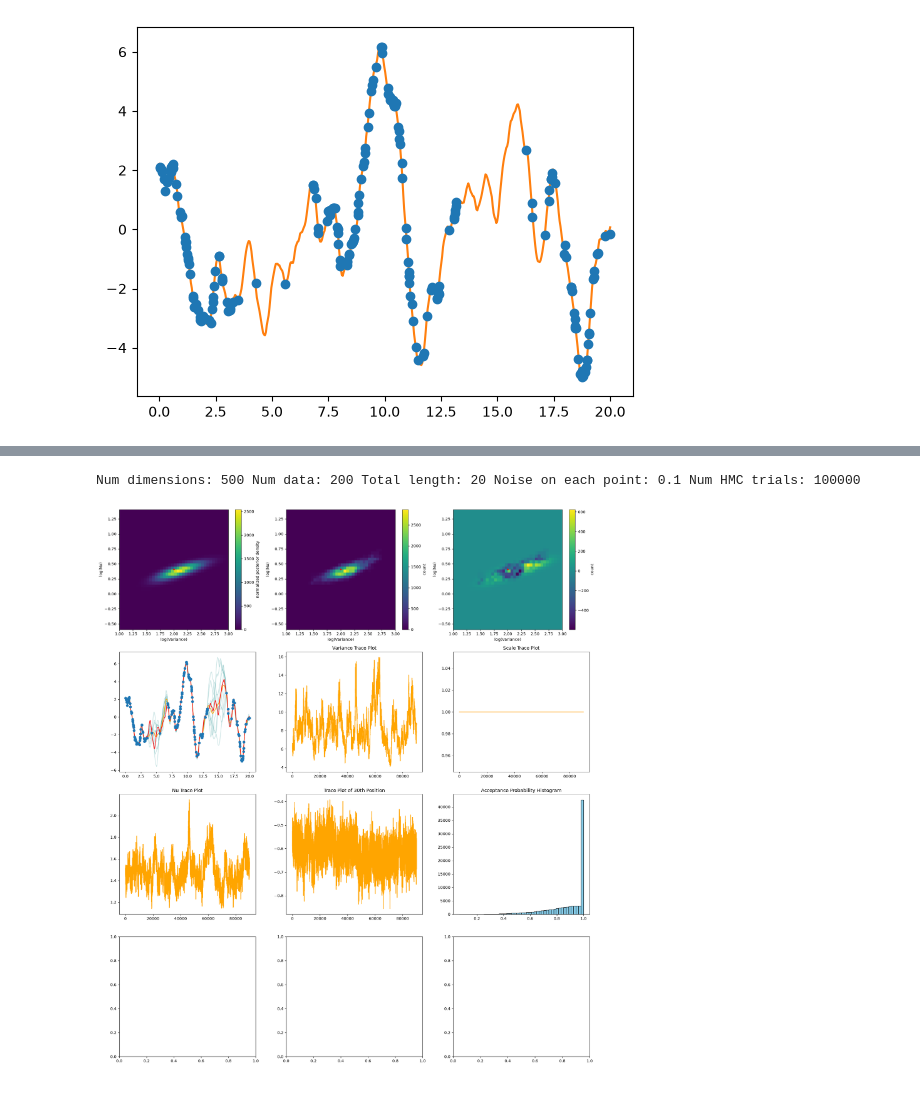
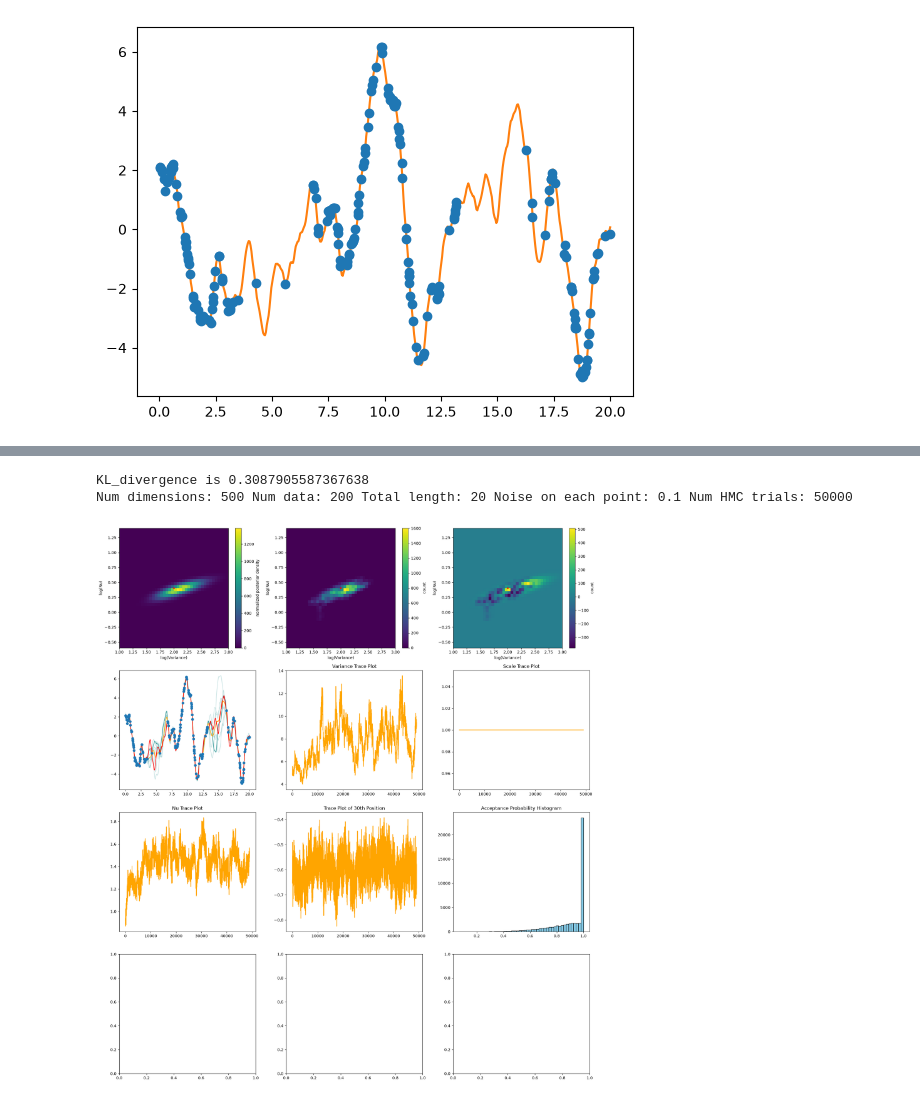
Before and after one commit to dtfrake/hmc-dust, a Jupyter notebook: fitting_variance_nu.ipynb, the cells around one changed output, grey strips where cells are left out. Drawn from its saved outputs; the diff is of its cells as text; code cells hidden in the pictures.

```diff
--- a/fitting_variance_nu.ipynb
+++ b/fitting_variance_nu.ipynb
@@ -158,8 +158,8 @@ def negative_logdensity(x):
     negative_log_p_d_given_s = 0.5*res.T @ inv_cov_data_matrix @ res
     return negative_log_p_s + negative_log_p_d_given_s
 # %%
-num_overall_steps = 400000
-burn_in = 10000
+num_overall_steps = 50000
+burn_in = 1000
 num_good_samples = num_overall_steps - burn_in
 time_arr = jnp.arange(num_good_samples)
 sampler = HMCSampler(
@@ -255,10 +257,10 @@ F_vmapped = jax.jit(jax.vmap(lambda lv, ln: log_posterior_density((lv, ln))))
 Z_flat = F_vmapped(X.ravel(), Y.ravel())
 Z = Z_flat.reshape(X.shape)
 Z = jnp.exp(Z - jnp.max(Z))
-Z = Z*num_good_samples/jnp.sum(Z)
+expected_posterior_counts = Z*num_good_samples/jnp.sum(Z)
 
 im = axes[0][0].imshow(
-    Z.T,
+    expected_posterior_counts.T,
     origin='lower',
     extent=[x_min, x_max, y_min, y_max],
     aspect='auto',
@@ -278,37 +280,47 @@ im2 = axes[0][1].imshow(
 fig.colorbar(im2, ax=axes[0][1], label='count')
 
 im3 = axes[0][2].imshow(
-    (Z - H_HMC_samples).T,
+    (expected_posterior_counts - H_HMC_samples).T,
     origin='lower',
     extent=[x_min, x_max, y_min, y_max],
     aspect='auto',
     cmap='viridis',
 )
 fig.colorbar(im3, ax=axes[0][2], label='count')
 
 axes[0][0].scatter(hardcoded_logvar, hardcoded_lognu, color = 'red', s = 10, zorder = 3)
 axes[0][1].scatter(hardcoded_logvar, hardcoded_lognu, color = 'red', s = 10, zorder = 3)
 axes[0][2].scatter(hardcoded_logvar, hardcoded_lognu, color = 'red', s = 10, zorder = 3)
 axes[0][0].set_xlabel("log(Variance)")
 axes[0][0].set_ylabel("log(Nu)")
 axes[0][1].set_xlabel("log(Variance)")
 axes[0][1].set_ylabel("log(Nu)")
 axes[0][2].set_xlabel("log(Variance)")
 axes[0][2].set_ylabel("log(Nu)")
 axes[1][1].plot(time_arr, vars, color = "Orange")
 axes[1][1].set_title("Variance Trace Plot")
 axes[1][2].plot(time_arr, scales, color = "Orange")
 axes[1][2].set_title("Scale Trace Plot")
 axes[2][0].plot(time_arr, nus, color = "Orange")
 axes[2][0].set_title("Nu Trace Plot")
 axes[2][1].plot(time_arr, overall_position_arr[:, 30], color = "Orange")
 axes[2][1].set_title("Trace Plot of 30th Position")
 axes[2][2].set_title("Acceptance Probability Histogram")
 axes[2][2].hist(accept_prob_arr, bins=50, edgecolor='black', color='skyblue')
 
 fig.tight_layout()
+def KL_divergence(expected_probs, observed_probs, jitter):
+    usable_expected_probs = jnp.where(expected_probs == 0, jitter, expected_probs)
+    usable_observed_probs = jnp.where(observed_probs == 0, jitter, observed_probs)
+    KL_array = usable_expected_probs*(jnp.log(usable_expected_probs) - jnp.log(usable_observed_probs))
+    return jnp.sum(KL_array)
+
+expected_bin_prob = expected_posterior_counts/num_good_samples
+observed_bin_prob = H_HMC_samples/num_good_samples
+print(f"KL_divergence is {KL_divergence(expected_bin_prob, observed_bin_prob, jitter = 1e-5)}")
 
 print(f"Num dimensions: {num_dimensions} Num data: {num_data} Total length: {total_length} Noise on each point: {noise_magnitude_on_each_point} Num HMC trials: {num_overall_steps}")
 # %% [output]
-Num dimensions: 500 Num data: 200 Total length: 20 Noise on each point: 0.1 Num HMC trials: 100000
+KL_divergence is 0.3087905587367638
+Num dimensions: 500 Num data: 200 Total length: 20 Noise on each point: 0.1 Num HMC trials: 50000
-[figure, old version]
+[figure, new version]
```
Also changed, not shown: parts of 1 cell of this notebook, 5 other files.
